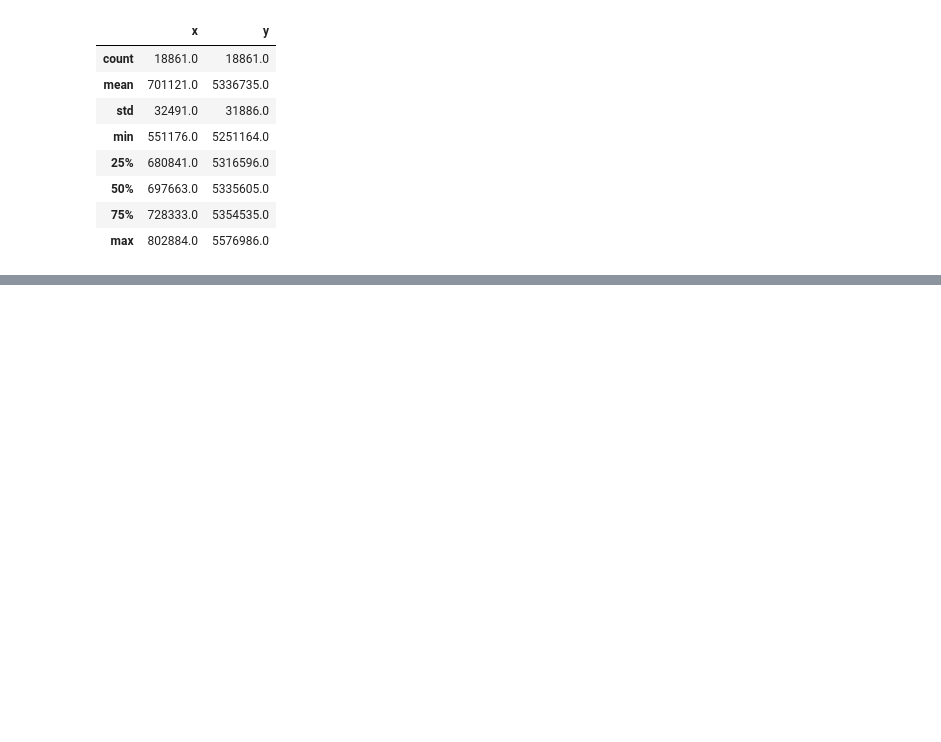
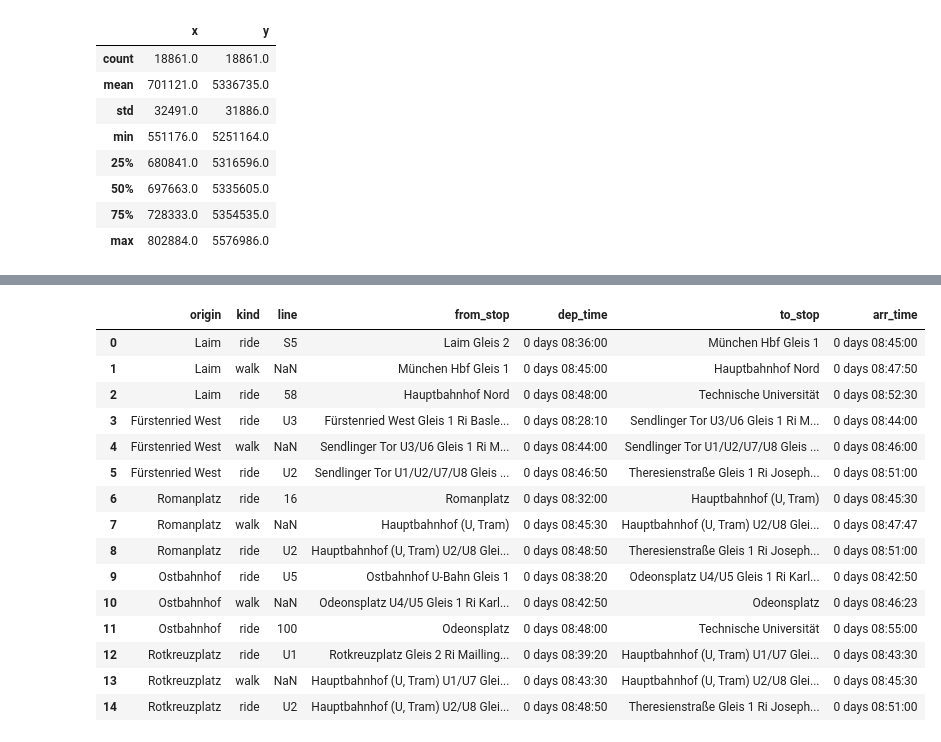
Before and after one commit to francescocodeca/munich-transit-reverse-isochrone, a Jupyter notebook: notebooks/01_explore_gtfs.ipynb, the cells around one changed output, grey strips where cells are left out. Drawn from its saved outputs; the diff is of its cells as text; code cells hidden in the pictures; blank space fills up the shorter version.

```diff
--- a/notebooks/01_explore_gtfs.ipynb
+++ b/notebooks/01_explore_gtfs.ipynb
@@ -302,0 +379,50 @@ print(map_path)
+# %%
+tum_x, tum_y = to_projected(11.5674463, 48.1490716)  # Arcisstraße 21, OpenStreetMap
+tum_egress = find_nearby_platforms(np.array([tum_x, tum_y]), platforms)
+tum_targets = dict(zip(tum_egress["stop_id"], (arrival - tum_egress["walk_s"]).tolist()))
+tum_scan = scan_latest_departures(network, tum_targets)
+tum_departures = latest_departures(network, tum_targets)
+
+check_origins = {
+    "Laim": "de:09162:9",
+    "Fürstenried West": "de:09162:1500",
+    "Romanplatz": "de:09162:215",
+    "Ostbahnhof": "de:09162:5",
+    "Rotkreuzplatz": "de:09162:190",
+}
+check_stops = stops.set_index("stop_id").loc[list(check_origins.values())]
+check_xy = np.column_stack(to_projected(check_stops["stop_lon"], check_stops["stop_lat"]))
+check_access = find_nearby_platforms(check_xy, platforms)
+check_access["leave_s"] = check_access["stop_id"].map(tum_departures) - check_access["walk_s"]
+check_best = check_access.loc[check_access.groupby("point")["leave_s"].idxmax()]
+
+check_journeys = []
+for origin, platform in zip(check_origins, check_best["stop_id"]):
+    legs = journey(network, tum_scan, platform)
+    legs.insert(0, "origin", origin)
+    check_journeys.append(legs)
+check_journeys = pd.concat(check_journeys, ignore_index=True)
+
+check_journeys["line"] = check_journeys["trip_id"].map(line_names)
+for column in ["from_stop", "to_stop"]:
+    check_journeys[column] = check_journeys[column].map(stop_names)
+for column in ["dep_time", "arr_time"]:
+    check_journeys[column] = pd.to_timedelta(check_journeys[column], unit="s")
+check_journeys[["origin", "kind", "line", "from_stop", "dep_time", "to_stop", "arr_time"]]
+# %% [output]
+|  | origin | kind | line | from_stop | dep_time | to_stop | arr_time |
+| 0 | Laim | ride | S5 | Laim Gleis 2 | 0 days 08:36:00 | München Hbf Gleis 1 | 0 days 08:45:00 |
+| 1 | Laim | walk | NaN | München Hbf Gleis 1 | 0 days 08:45:00 | Hauptbahnhof Nord | 0 days 08:47:50 |
+| 2 | Laim | ride | 58 | Hauptbahnhof Nord | 0 days 08:48:00 | Technische Universität | 0 days 08:52:30 |
+| 3 | Fürstenried West | ride | U3 | Fürstenried West Gleis 1 Ri Basle... | 0 days 08:28:10 | Sendlinger Tor U3/U6 Gleis 1 Ri M... | 0 days 08:44:00 |
+| 4 | Fürstenried West | walk | NaN | Sendlinger Tor U3/U6 Gleis 1 Ri M... | 0 days 08:44:00 | Sendlinger Tor U1/U2/U7/U8 Gleis ... | 0 days 08:46:00 |
+| 5 | Fürstenried West | ride | U2 | Sendlinger Tor U1/U2/U7/U8 Gleis ... | 0 days 08:46:50 | Theresienstraße Gleis 1 Ri Joseph... | 0 days 08:51:00 |
+| 6 | Romanplatz | ride | 16 | Romanplatz | 0 days 08:32:00 | Hauptbahnhof (U, Tram) | 0 days 08:45:30 |
+| 7 | Romanplatz | walk | NaN | Hauptbahnhof (U, Tram) | 0 days 08:45:30 | Hauptbahnhof (U, Tram) U2/U8 Glei... | 0 days 08:47:47 |
+| 8 | Romanplatz | ride | U2 | Hauptbahnhof (U, Tram) U2/U8 Glei... | 0 days 08:48:50 | Theresienstraße Gleis 1 Ri Joseph... | 0 days 08:51:00 |
+| 9 | Ostbahnhof | ride | U5 | Ostbahnhof U-Bahn Gleis 1 | 0 days 08:38:20 | Odeonsplatz U4/U5 Gleis 1 Ri Karl... | 0 days 08:42:50 |
+| 10 | Ostbahnhof | walk | NaN | Odeonsplatz U4/U5 Gleis 1 Ri Karl... | 0 days 08:42:50 | Odeonsplatz | 0 days 08:46:23 |
+| 11 | Ostbahnhof | ride | 100 | Odeonsplatz | 0 days 08:48:00 | Technische Universität | 0 days 08:55:00 |
+| 12 | Rotkreuzplatz | ride | U1 | Rotkreuzplatz Gleis 2 Ri Mailling... | 0 days 08:39:20 | Hauptbahnhof (U, Tram) U1/U7 Glei... | 0 days 08:43:30 |
+| 13 | Rotkreuzplatz | walk | NaN | Hauptbahnhof (U, Tram) U1/U7 Glei... | 0 days 08:43:30 | Hauptbahnhof (U, Tram) U2/U8 Glei... | 0 days 08:45:30 |
+| 14 | Rotkreuzplatz | ride | U2 | Hauptbahnhof (U, Tram) U2/U8 Glei... | 0 days 08:48:50 | Theresienstraße Gleis 1 Ri Joseph... | 0 days 08:51:00 |
```
Also changed, not shown: parts of 6 cells of this notebook, 1 other file.
